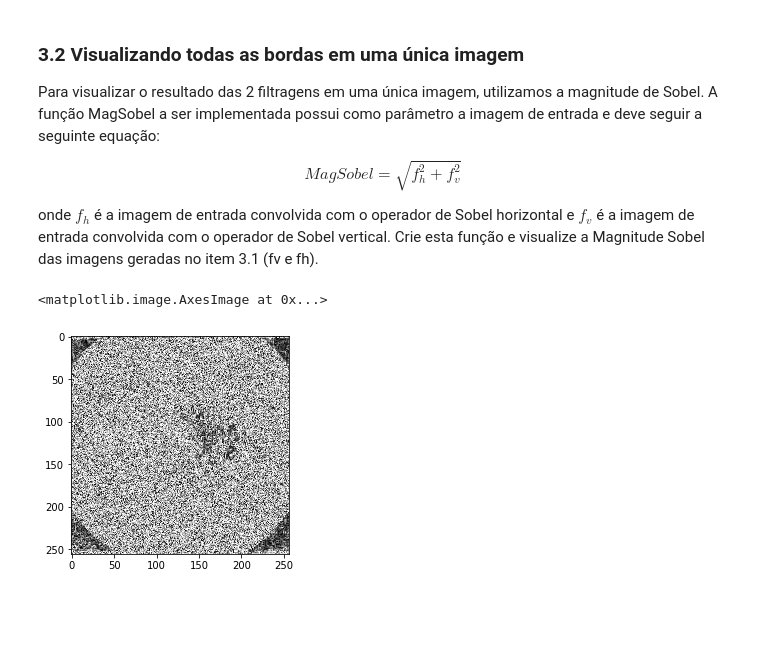
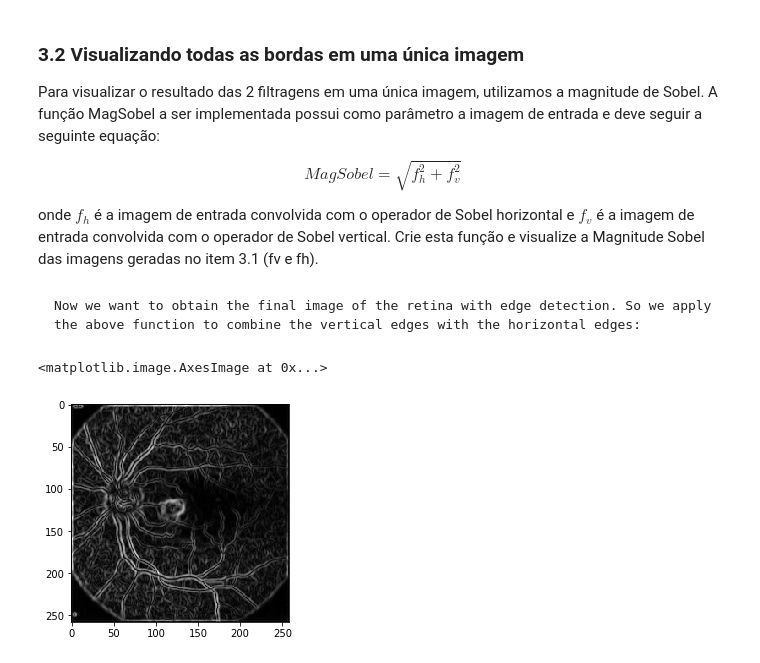
Before and after one commit to andre91998/EA979, a Jupyter notebook: 1S2020/EA979A_Ex03_AndreMedeiros.ipynb, the cells around one changed output. Saved outputs shown, nothing was run; the diff lists cells and outputs as text; code cells hidden in the pictures; blank space fills up the shorter version.

```diff
--- a/1S2020/EA979A_Ex03_AndreMedeiros.ipynb
+++ b/1S2020/EA979A_Ex03_AndreMedeiros.ipynb
@@ -273,12 +366,15 @@ Para visualizar o resultado das 2 filtragens em uma única imagem, utilizamos a
 $$MagSobel = \sqrt{f_h^2 + f_v^2}$$
 
 onde $f_h$ é a imagem de entrada convolvida com o operador de Sobel horizontal e $f_v$ é a imagem de entrada convolvida com o operador de Sobel vertical. Crie esta função e visualize a Magnitude Sobel das imagens geradas no item 3.1 (fv e fh).
-# %%
-f_magSobel = np.add(np.multiply(f_edges_v,f_edges_v),np.multiply(f_edges_h,f_edges_h))
-f_magSobel = f_magSobel.astype(float)
-f_magSobel = np.sqrt(f_magSobel)
-f_magSobel = f_magSobel.astype(int)
-plt.imshow(f_magSobel, cmap='gray')
-# %% [output]
-<matplotlib.image.AxesImage at 0x...>
-[figure, removed]
+# %% [markdown]
+    Now we want to obtain the final image of the retina with edge detection. So we apply the above function to combine the vertical edges with the horizontal edges:
+# %%
+#Generate final image with MagSobel function
+f_magSobel = np.sqrt(np.add(np.square(f_edges_v), np.square(f_edges_h)))
+f_magSobel *= 255.0 / f_magSobel.max() #normalize values to keep them between 0 and 255
+
+#Show final image
+plt.imshow(f_magSobel, cmap='gray')
+# %% [output]
+<matplotlib.image.AxesImage at 0x...>
+[figure, added]
```
Also changed, not shown: parts of 20 cells of this notebook.
